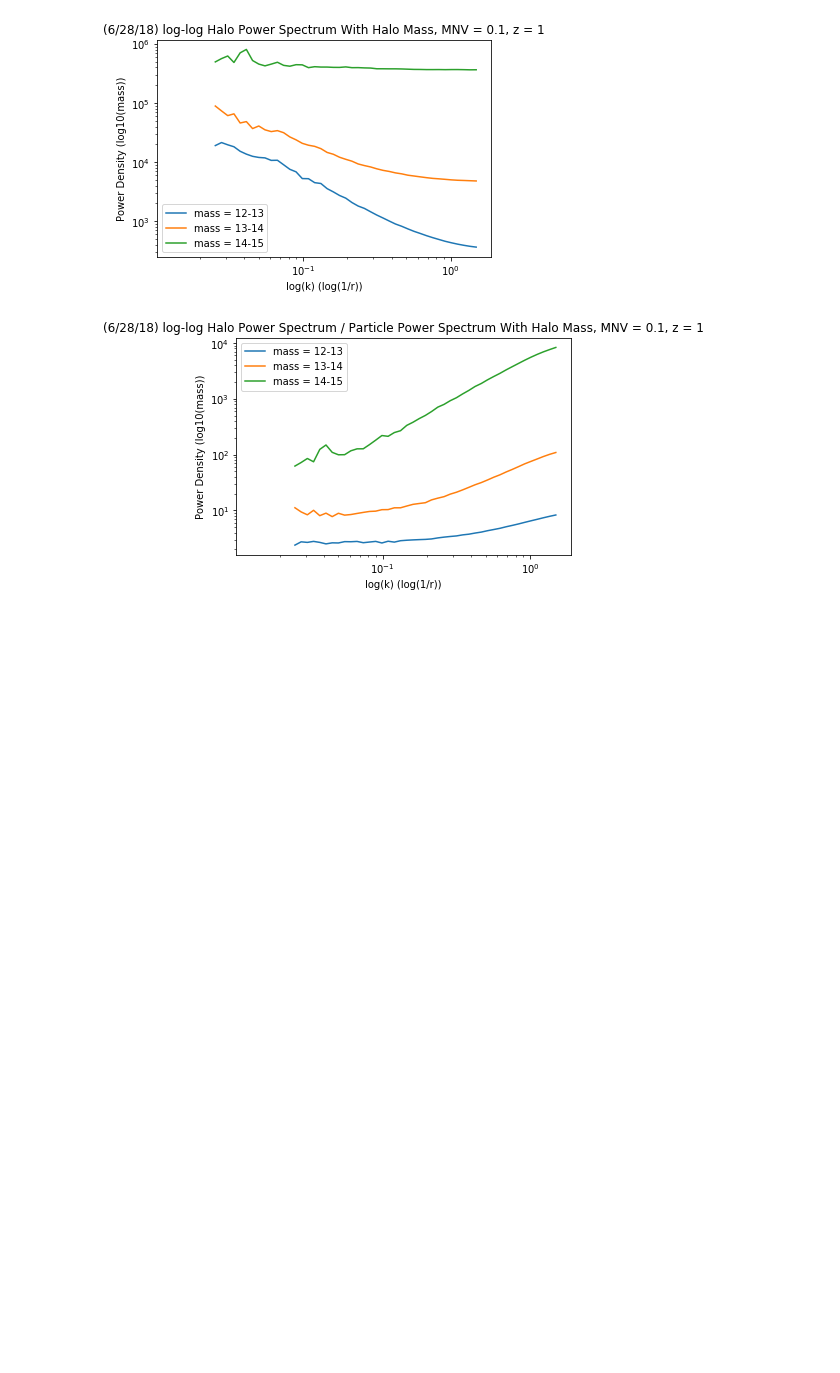
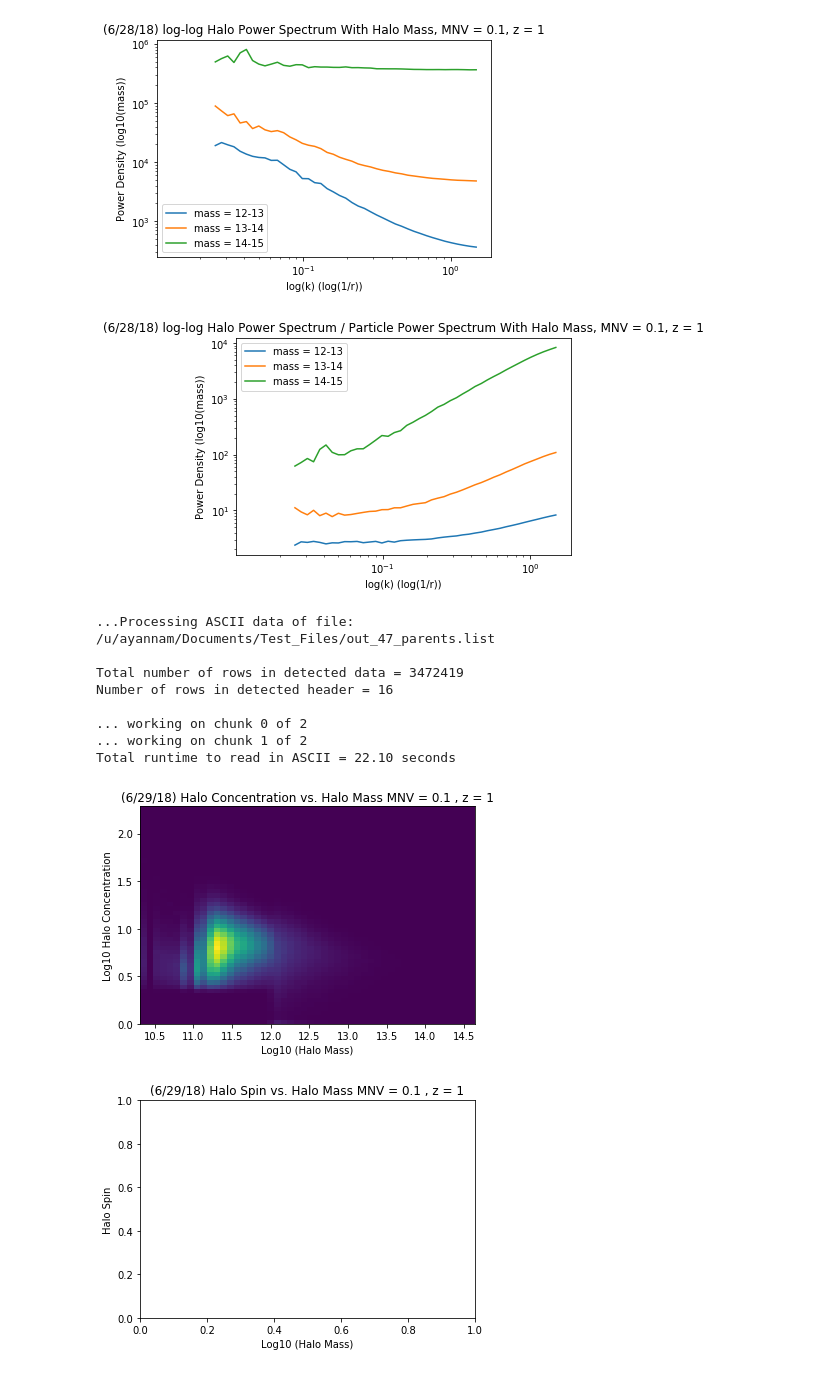
Before and after one commit to may32098/ASTROUSRP_halos_with_neutrinos, a Jupyter notebook: halo_cat_process.ipynb, the cells around one changed output. Cells and saved outputs as stored; diff of their text form; code cells hidden in the pictures; blank space fills up the shorter version.

```diff
--- a/halo_cat_process.ipynb
+++ b/halo_cat_process.ipynb
@@ -515,3 +518,58 @@ plot_phhpmm_with_mass_bins("/u/ayannam/Documents/Raw_Data/mnv_0.1/out_47_parents
                        )
 # %% [output]
 [figure]
+# %%
+def read_cat(cat_filename):
+    # returns a matrix with each halo as the row and x, y, z positions as the columns, array of the log10 of the halo masses, and the PID array
+    # must use 3D accessing to access postions and 2D accessing to access the masses where the second dimension is the halo
+    reader = sim_manager.TabularAsciiReader(cat_filename, columns_dict)
+    halo_arr = reader.read_ascii() # array of tuples containing values for each item in columns_dict
+    halo_pos_arr = np.array([halo_arr["halo_x"], halo_arr["halo_y"], halo_arr["halo_z"]]).T #array of arrays containing the x, y, z positions of the halo
+    halo_mass_arr = np.log10(halo_arr["halo_mvir"]) # array of log base 10 of the halo masses
+    halo_c_arr = np.log10(np.array(halo_arr["halo_rvir"]) / np.array(halo_arr["halo_rs"])) # array of halo concentrations
+    halo_spin_arr = np.log10(halo_arr["halo_spin"])
+    halo_PID_arr = np.array(halo_arr["PID"])
+    return halo_pos_arr, halo_mass_arr, halo_c_arr, halo_spin_arr, halo_PID_arr
+
+def plot_assembly(cat_filename):
+
+    mass_arr, halo_c_arr, halo_spin_arr, PID_arr = read_cat(cat_filename)[1:] # mass and PID of all the halos
+
+    parents_mask = PID_arr == -1 # boolean array with True for parent halos and False for subhalos
+    subhalo_mask = PID_arr != -1 # boolean array with True for subhalos and False for parent halos
+
+    mass_parents = mass_arr[parents_mask]
+    c_parents = halo_c_arr[parents_mask]
+    spin_parents = halo_spin_arr[parents_mask]
+
+    plt.hist2d(mass_parents, c_parents, bins = (50, 50))
+    #plt.plot(mass_arr[subhalo_mask], halo_c_arr[subhalo_mask], label = "Sub Halos")
+
+    plt.title("(6/29/18) Halo Concentration vs. Halo Mass MNV = 0.1 , z = 1")
+    plt.xlabel("Log10 (Halo Mass)")
+    plt.ylabel("Log10 Halo Concentration")
+    plt.show()
+
+    #plt.hist2d(mass_parents, spin_parents, bins = (50, 50))
+    #plt.plot(mass_arr[subhalo_mask], halo_c_arr[subhalo_mask], label = "Sub Halos")
+
+    plt.title("(6/29/18) Halo Spin vs. Halo Mass MNV = 0.1 , z = 1")
+    plt.xlabel("Log10 (Halo Mass)")
+    plt.ylabel("Halo Spin")
+    plt.show()
+
+
+
+plot_assembly("/u/ayannam/Documents/Test_Files/out_47_parents.list")
+# %% [output]
+...Processing ASCII data of file:
+/u/ayannam/Documents/Test_Files/out_47_parents.list
+
+Total number of rows in detected data = 3472419
+Number of rows in detected header = 16
+
+... working on chunk 0 of 2
+... working on chunk 1 of 2
+Total runtime to read in ASCII = 22.10 seconds
+[figure, added]
+[figure, added]
```
Also changed, not shown: parts of 1 cell of this notebook.
